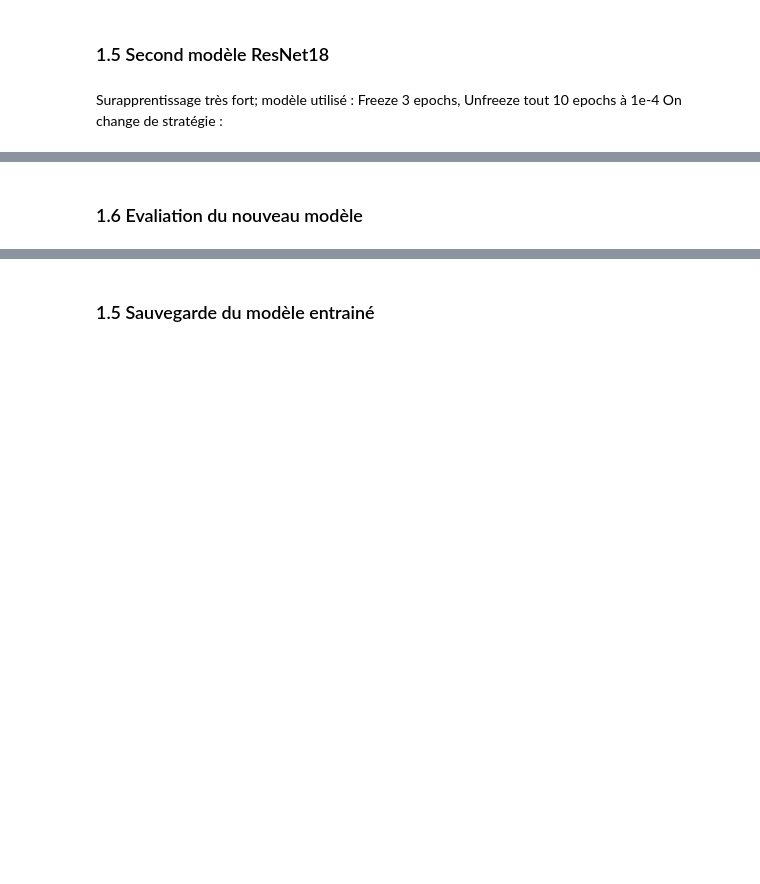
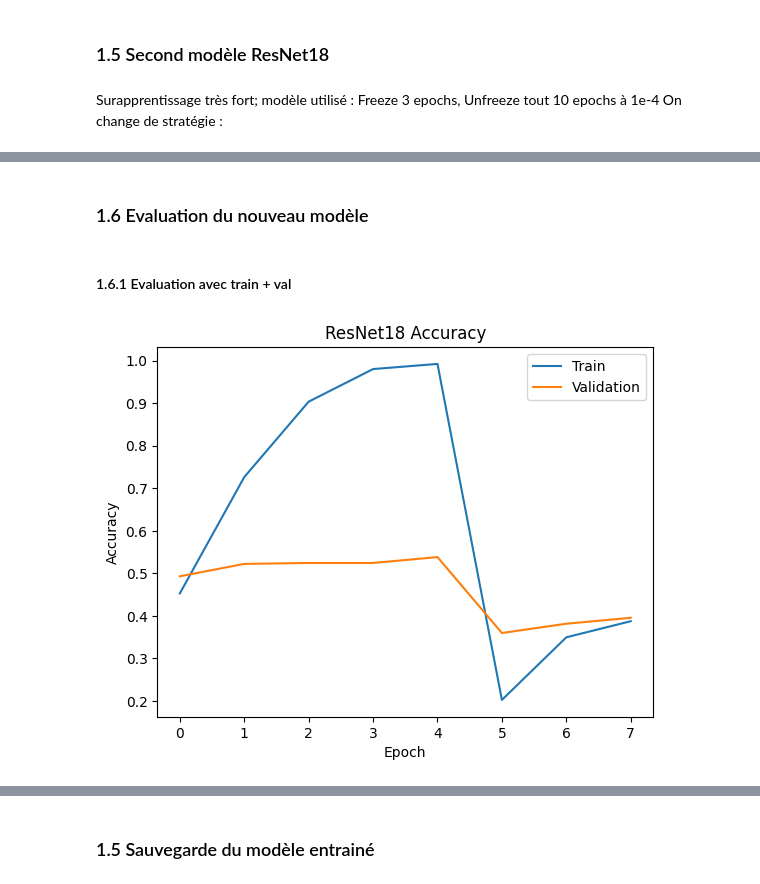
Before and after one commit to julietteabalain-cloud/Reconnaissance-de-mouvement-artistique, a Jupyter notebook: notebooks/4_RV-DL_BaselineResNet.ipynb, the cells around one changed output, grey strips where cells are left out. Cells and saved outputs as stored; diff of their text form; code cells hidden in the pictures; blank space fills up the shorter version.

Commit message:
Test evaluation

```diff
--- a/notebooks/4_RV-DL_BaselineResNet.ipynb
+++ b/notebooks/4_RV-DL_BaselineResNet.ipynb
@@ -337,7 +371,10 @@ On change de stratégie :
 # %%
 model_02 = get_resnet18(num_classes=num_classes, device=device, drop=True)
 
-criterion = nn.CrossEntropyLoss()
+# ajout de label smoothing pour la cross entropy loss
+# label smoothing permet de rendre le modèle moins confiant dans ses prédictions,
+# ce qui peut aider à améliorer la généralisation et réduire le surapprentissage
+criterion = nn.CrossEntropyLoss(label_smoothing=0.1)
 
 optimizer = torch.optim.Adam(
     model_02.fc.parameters(),
@@ -347,12 +400,42 @@ optimizer = torch.optim.Adam(
 # %%
+# from src.utils import EarlyStopping
+
 early_stopping = EarlyStopping(patience=3)
-history_02 = train_model(
+
+NUM_EPOCHS_FREEZE = 3
+history_freeze_02 = train_model(
     model_02,
     train_loader,
     val_loader,
     criterion,
     optimizer,
     device,
-    num_epochs=20,
+    num_epochs=NUM_EPOCHS_FREEZE,
     early_stopping=early_stopping
 )
+
+# Débloquer layer4 et fc pour le fine-tuning
+for param in model_02.parameters():
+    param.requires_grad = False
+for param in model_02.layer4.parameters():
+    param.requires_grad = True
+for param in model_02.fc.parameters():
+    param.requires_grad = True
+
+optimizer = optim.Adam(
+    model_02.parameters(),
+    lr=1e-4,
+    weight_decay=1e-4)
+
+NUM_EPOCHS_UNFREEZE = 5
+
+history_unfreeze_02 = train_model(
+    model_02,
+    train_loader,
+    val_loader,
+    criterion,
+    optimizer,
+    device,
+    num_epochs=NUM_EPOCHS_UNFREEZE,
+    early_stopping=early_stopping
+)
@@ -359,16 +466,20 @@ history_02 = train_model(
 # %% [markdown]
-### 1.6 Evaliation du nouveau modèle
+### 1.6 Evaluation du nouveau modèle
+# %% [markdown]
+#### 1.6.1 Evaluation avec train + val
 # %%
-train_acc = history_02["train_acc"]
-val_acc   = history_02["val_acc"]
+train_acc = history_unfreeze_02["train_acc"] + history_freeze_02["train_acc"]
+val_acc   = history_unfreeze_02["val_acc"] + history_freeze_02["val_acc"]
 
 plt.plot(train_acc)
 plt.plot(val_acc)
 plt.legend(["Train", "Validation"])
 plt.title("ResNet18 Accuracy")
 plt.xlabel("Epoch")
 plt.ylabel("Accuracy")
 plt.show()
+# %% [output]
+[figure, added]
 # %%
 #Confusion matrix :
 
```
Also changed, not shown: parts of 16 cells of this notebook, 2 other files.
